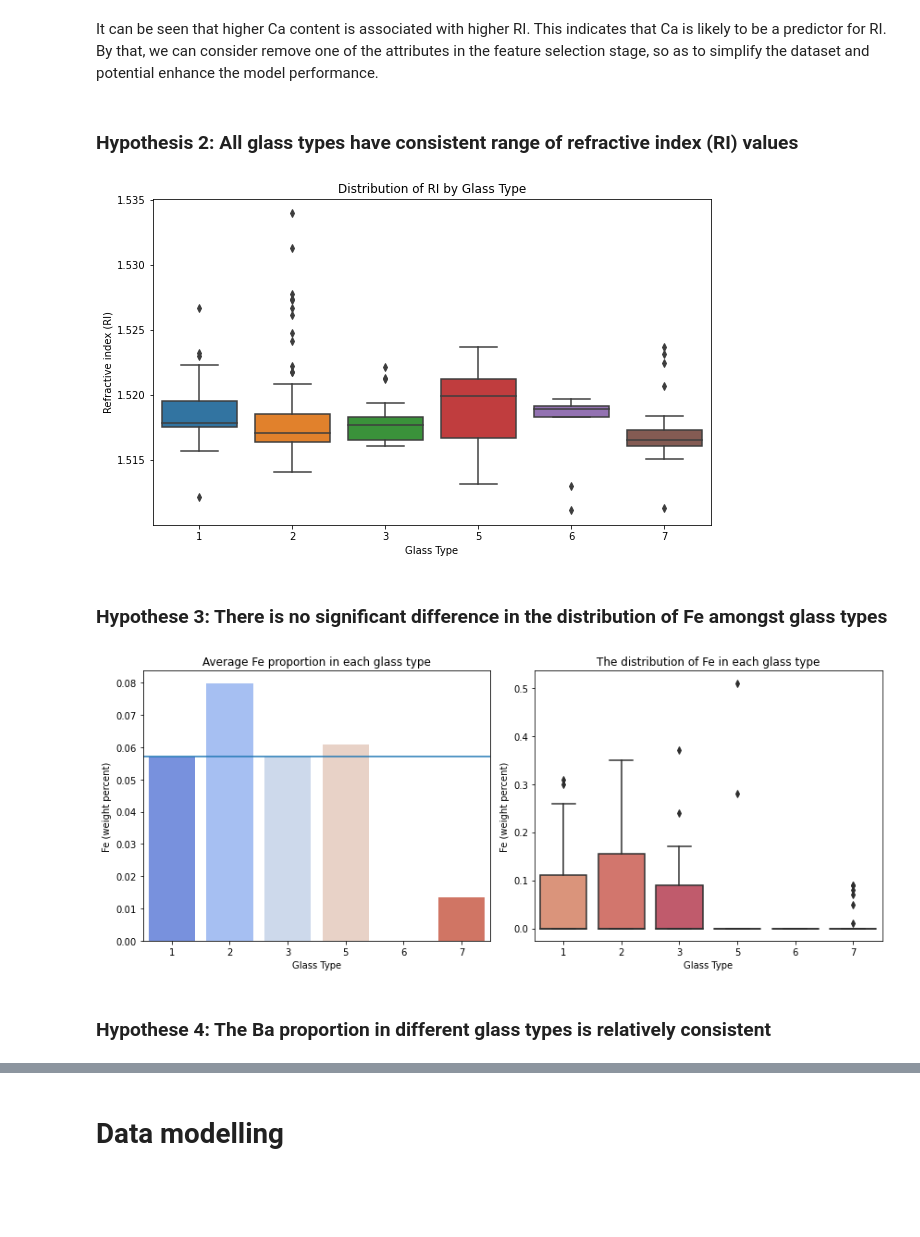
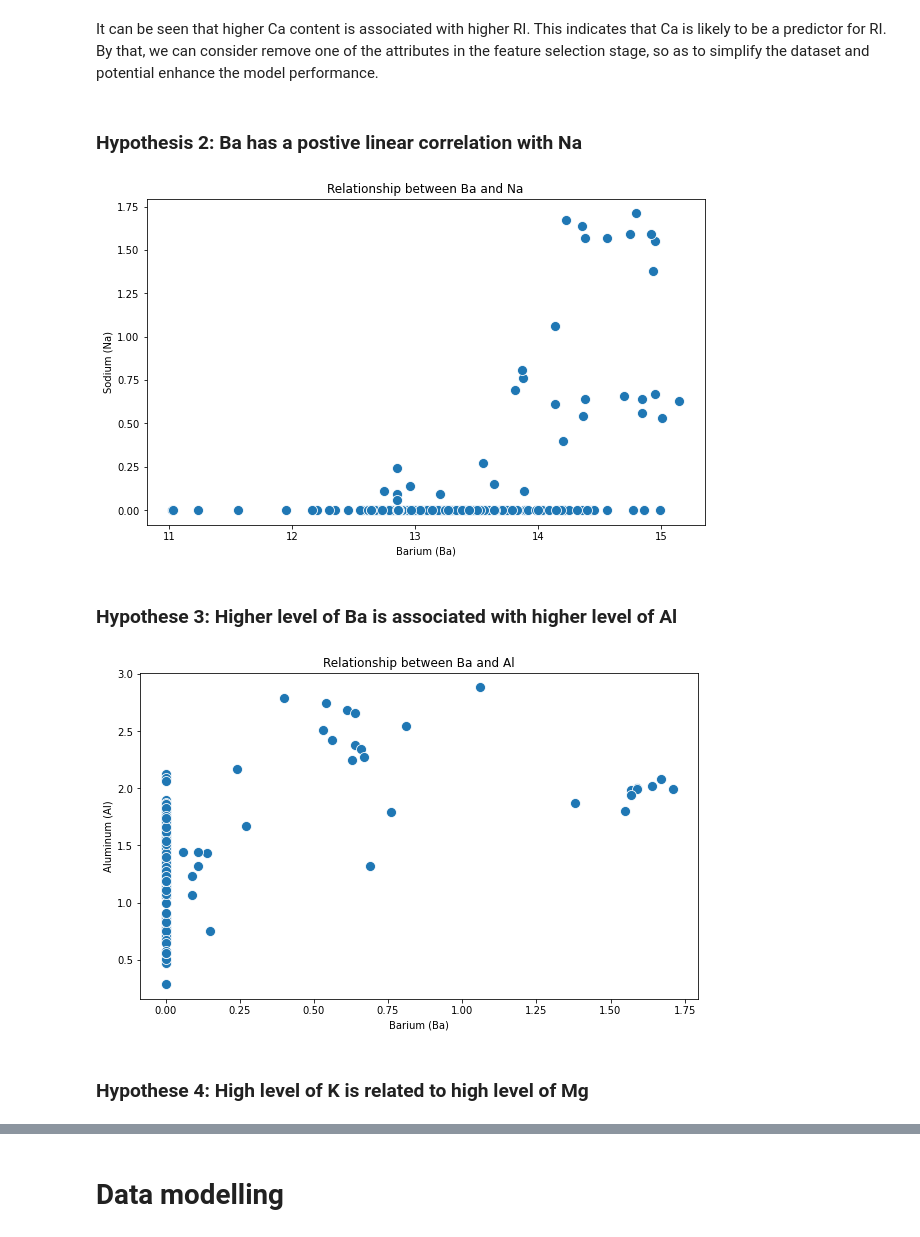
Before and after one commit to xian-94/ds_asm2_clustering, a Jupyter notebook: assignment2.ipynb, the cells around one changed output, grey strips where cells are left out. Drawn from its saved outputs; the diff is of its cells as text; code cells hidden in the pictures; blank space fills up the shorter version.

```diff
--- a/assignment2.ipynb
+++ b/assignment2.ipynb
@@ -70,6 +88,0 @@ We further detects impossible values and outliers in the dataset using boxplot.
-# %%
-fig, axes = plt.subplots(3,3, figsize=(10,10))
-
-for i in range(len(headers)-1):
-    a = glass_df.boxplot(column=headers[i], ax = axes.flatten()[i], figsize=(12,8))
-fig.suptitle('Chemical element distribution in glass', fontsize=15)
@@ -145,0 +157,10 @@ There is no negative value of RI. However, it can be seen that the unit measurem
+# %%
+# Boxplot for each column
+fig, axes = plt.subplots(3,3, figsize=(15,15))
+
+for i in range(len(headers) - 1):
+    ax = axes.flatten()[i]
+    glass_df.boxplot(column=headers[i], ax=ax)
+    ax.set_title("Distribution of " + headers[i])
+    ax.set_ylabel('Weight percent')
+fig.suptitle('Chemical element distribution in glass', fontsize=15, fontweight='bold')
@@ -146,3 +207,8 @@ There is no negative value of RI. However, it can be seen that the unit measurem
+# %%
+outliers = detect_outliers(glass_df[elements])
+glass_df = glass_df.drop(outliers)
+# %%
+glass_df.reset_index(drop=True, inplace=True)
 # %% [markdown]
 # Data exploration
 # %% [markdown]
@@ -254,37 +397,29 @@ plt.show()
 # %% [markdown]
 It can be seen that higher Ca content is associated with higher RI. This indicates that Ca is likely to be a predictor for RI. By that, we can consider remove one of the attributes in the feature selection stage, so as to simplify the dataset and potential enhance the model performance.
 # %% [markdown]
-### Hypothesis 2: All glass types have consistent range of refractive index (RI) values
+### Hypothesis 2: Ba has a postive linear correlation with Na
 # %%
+# Scatter plot of Ba vs Na
 plt.figure(figsize=(10, 6))
-sns.boxplot(x='Type', y='RI', data=glass_df)
-plt.title('Distribution of RI by Glass Type')
-plt.xlabel('Glass Type')
-plt.ylabel('Refractive index (RI)')
+sns.scatterplot(x='Na', y='Ba', data=glass_df, s=100)
+plt.title('Relationship between Ba and Na')
+plt.xlabel('Barium (Ba)')
+plt.ylabel('Sodium (Na)')
 plt.show()
 # %% [output]
-[figure, old version]
+[figure, new version]
 # %% [markdown]
-### Hypothese 3: There is no significant difference in the distribution of Fe amongst glass types
+### Hypothese 3: Higher level of Ba is associated with higher level of Al
 # %%
-# Bar chart to show proportion of glass types with no Fe
-fig, axes = plt.subplots(1,2, figsize=(12,5))
-avg_fe = glass_df['Fe'].mean()
-
-sns.barplot(ax=axes[0], x='Type', y='Fe', data=glass_df, ci=None, palette='coolwarm')
-axes[0].set_title('Average Fe proportion in each glass type')
-axes[0].set_xlabel('Glass Type')
-axes[0].set_ylabel('Fe (weight percent)')
-axes[0].axhline(avg_fe, label='Average Fe proportion')
-
-sns.boxplot(ax=axes[1], x='Type', y='Fe', data=glass_df, palette='flare')
-axes[1].set_title('The distribution of Fe in each glass type')
-axes[1].set_xlabel('Glass Type')
-axes[1].set_ylabel('Fe (weight percent)')
-plt.tight_layout()
+# Scatter plot of Ba vs Al
+plt.figure(figsize=(10, 6))
+sns.scatterplot(x='Ba', y='Al', data=glass_df, s=100)
+plt.title('Relationship between Ba and Al')
+plt.xlabel('Barium (Ba)')
+plt.ylabel('Aluminum (Al)')
 plt.show()
 # %% [output]
-[figure, old version]
+[figure, new version]
 # %% [markdown]
-### Hypothese 4: The Ba proportion in different glass types is  relatively consistent
+### Hypothese 4:  High level of K is related to high level of Mg
 # %%
```
Also changed, not shown: parts of 99 cells of this notebook.
